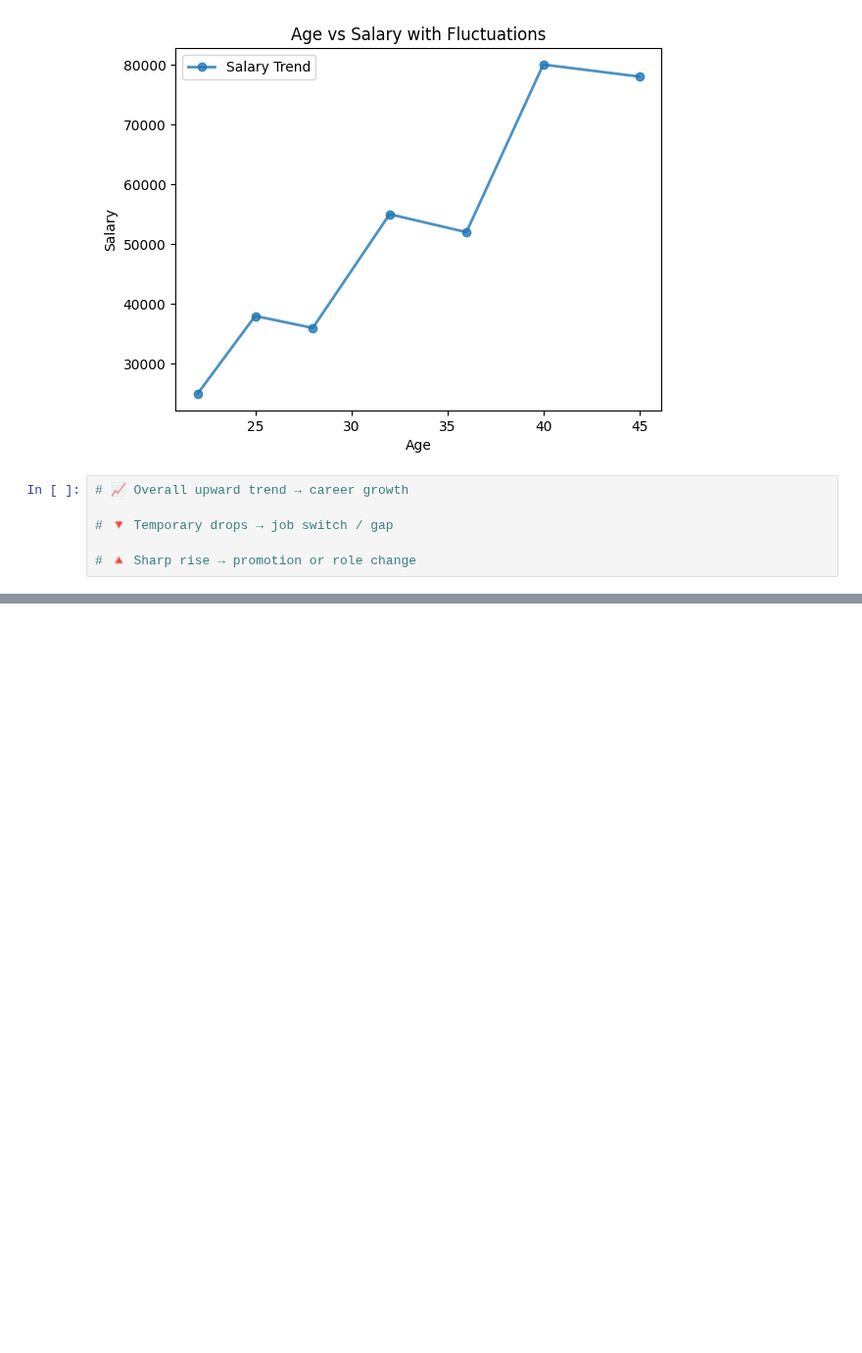
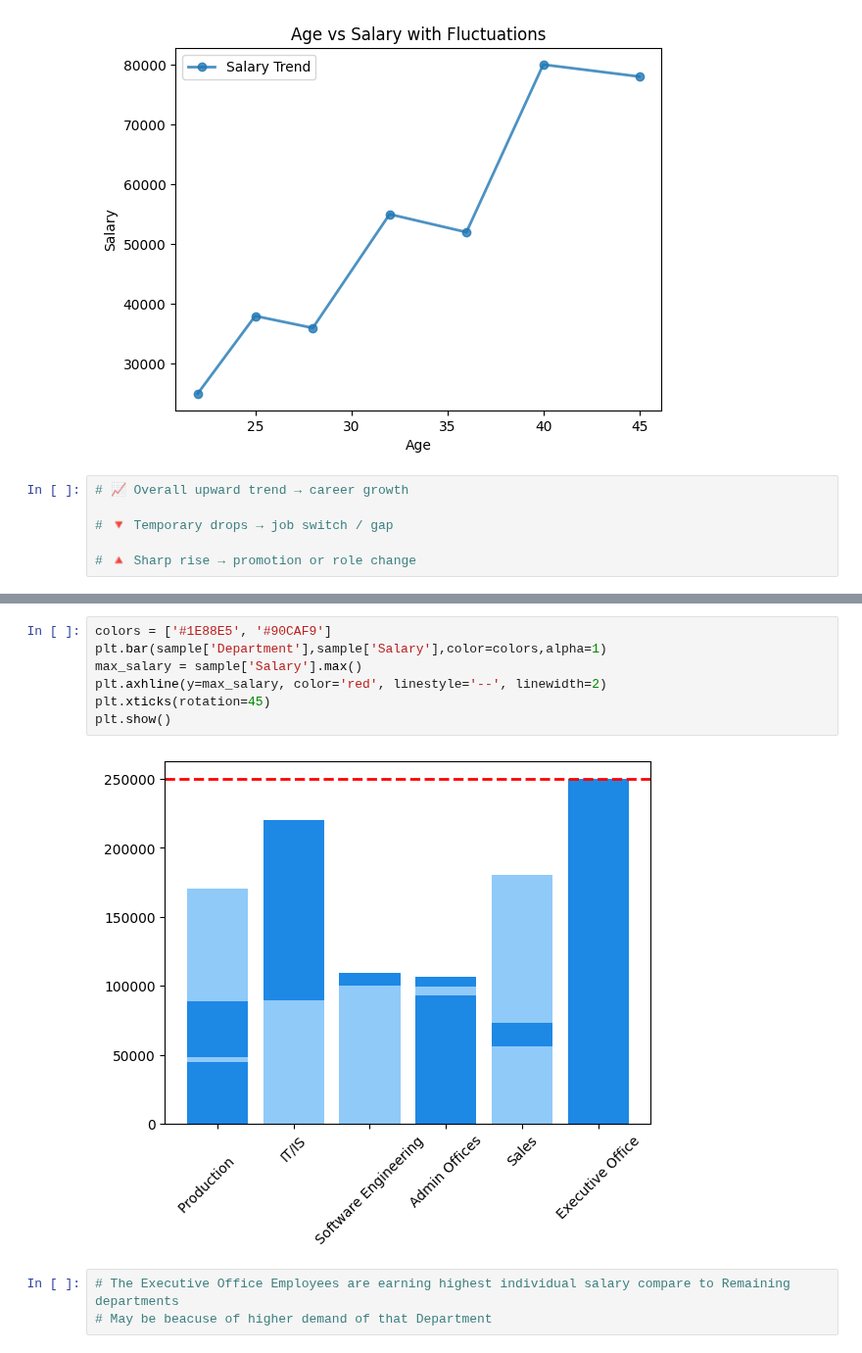
Before and after one commit to Masireddyvamshi/Exploratory_Data_Analysis, a Jupyter notebook: Matplotlib.ipynb, the cells around one changed output, grey strips where cells are left out. Shown at 98% size. Saved outputs shown, nothing was run; the diff lists cells and outputs as text; blank space fills up the shorter version.

```diff
--- a/Matplotlib.ipynb
+++ b/Matplotlib.ipynb
@@ -382,0 +440,12 @@ plt.show()
+# %%
+colors = ['#1E88E5', '#90CAF9']
+plt.bar(sample['Department'],sample['Salary'],color=colors,alpha=1)
+max_salary = sample['Salary'].max()
+plt.axhline(y=max_salary, color='red', linestyle='--', linewidth=2)
+plt.xticks(rotation=45)
+plt.show()
+# %% [output]
+[figure, added]
+# %%
+# The Executive Office Employees are earning highest individual salary compare to Remaining departments
+# May be beacuse of higher demand of that Department
```
Also changed, not shown: parts of 29 cells of this notebook.
